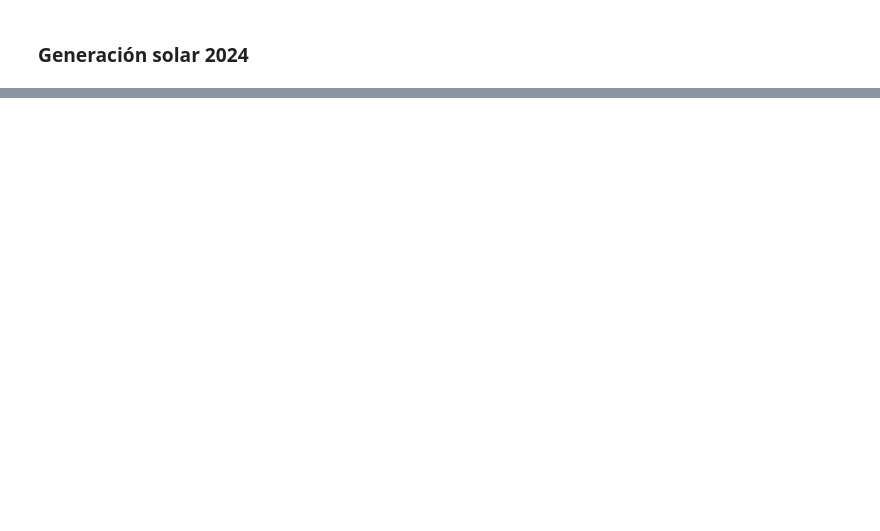
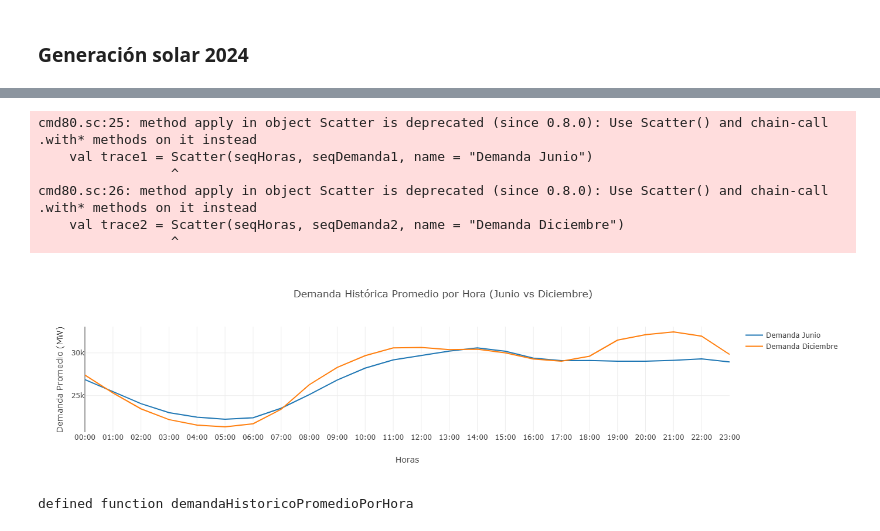
Before and after one commit to javi0857/tfg-spark-energia, a Jupyter notebook: notebooks/4. Consultas/4.Evolución según la epoca del año.ipynb, the cells around one changed output, grey strips where cells are left out. Saved outputs shown, nothing was run; the diff lists cells and outputs as text; code cells hidden in the pictures; blank space fills up the shorter version.

```diff
--- a/notebooks/4. Consultas/4.Evolución según la epoca del año.ipynb
+++ b/notebooks/4. Consultas/4.Evolución según la epoca del año.ipynb
@@ -285,0 +176,56 @@ only showing top 20 rows
+# %%
+def demandaHistoricoPromedioPorHora(dfDemanda: DataFrame): Unit = {
+    val junio = 6
+    val diciembre = 12
+
+    val todasLasHoras = (0 to 23).map(h => f"$h%02d:00") // ["00:00", "01:00", ..., "23:00"]
+
+    val df1 = dfDemanda
+        .filter(month($"Fecha") === junio)
+        .select("Valor_real", "Fecha")
+        .groupBy(date_format(col("Fecha"), "HH").as("Hora"))
+        .agg(avg("Valor_real").as("PromedioPorHora"))
+        .orderBy(col("Hora"))
+
+     val df2 = dfDemanda
+        .filter(month($"Fecha") === diciembre)
+        .select("Valor_real", "Fecha")
+        .groupBy(date_format(col("Fecha"), "HH").as("Hora"))
+        .agg(avg("Valor_real").as("PromedioPorHora"))
+        .orderBy(col("Hora"))
+
+    val seqDemanda1 = df1.select("PromedioPorHora").as[Double].collect.toSeq
+    val seqDemanda2 = df2.select("PromedioPorHora").as[Double].collect.toSeq
+    val seqHoras = df1.select("Hora").as[String].collect.toSeq
+
+    val trace1 = Scatter(seqHoras, seqDemanda1, name = "Demanda Junio")
+    val trace2 = Scatter(seqHoras, seqDemanda2, name = "Demanda Diciembre")
+
+    val data = Seq(trace1, trace2)
+
+    val layout = Layout()
+        .withTitle("Demanda Histórica Promedio por Hora (Junio vs Diciembre)")
+        .withXaxis(
+                Axis()
+                .withTitle("Horas")
+                .withTickmode(TickMode.Array)
+                .withTickvals((0 to 23))
+                .withTicktext(todasLasHoras)
+        )
+        .withYaxis(Axis().withTitle("Demanda Promedio (MW)"))
+
+
+    plot(data, layout)
+}
+
+// Ejemplo de uso
+demandaHistoricoPromedioPorHora(dfDemanda)
+# %% [output]
+cmd80.sc:25: method apply in object Scatter is deprecated (since 0.8.0): Use Scatter() and chain-call .with* methods on it instead
+    val trace1 = Scatter(seqHoras, seqDemanda1, name = "Demanda Junio")
+                 ^
+cmd80.sc:26: method apply in object Scatter is deprecated (since 0.8.0): Use Scatter() and chain-call .with* methods on it instead
+    val trace2 = Scatter(seqHoras, seqDemanda2, name = "Demanda Diciembre")
+                 ^
+[figure, added]
+defined function demandaHistoricoPromedioPorHora
```
Also changed, not shown: parts of 10 cells of this notebook, 3 other files.
